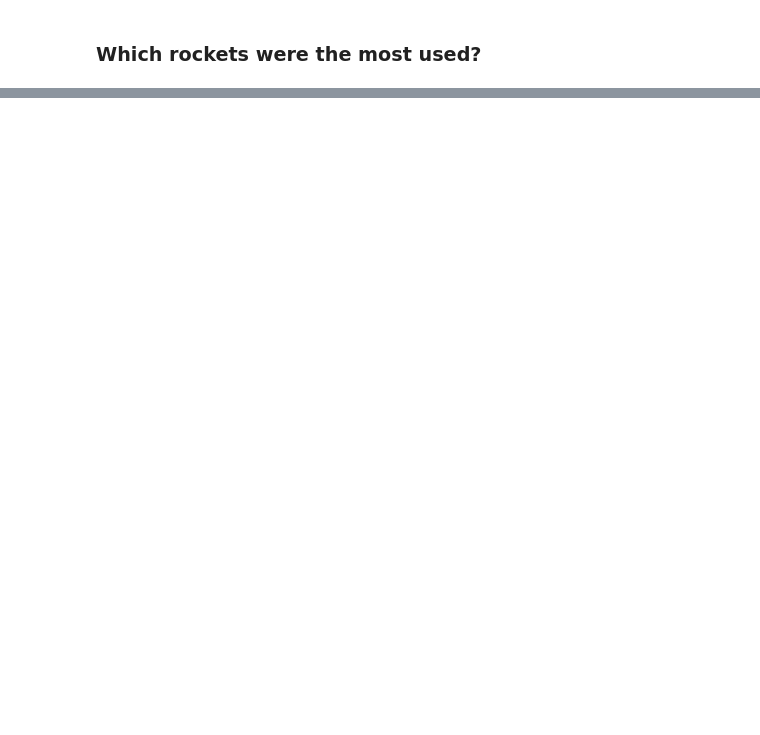
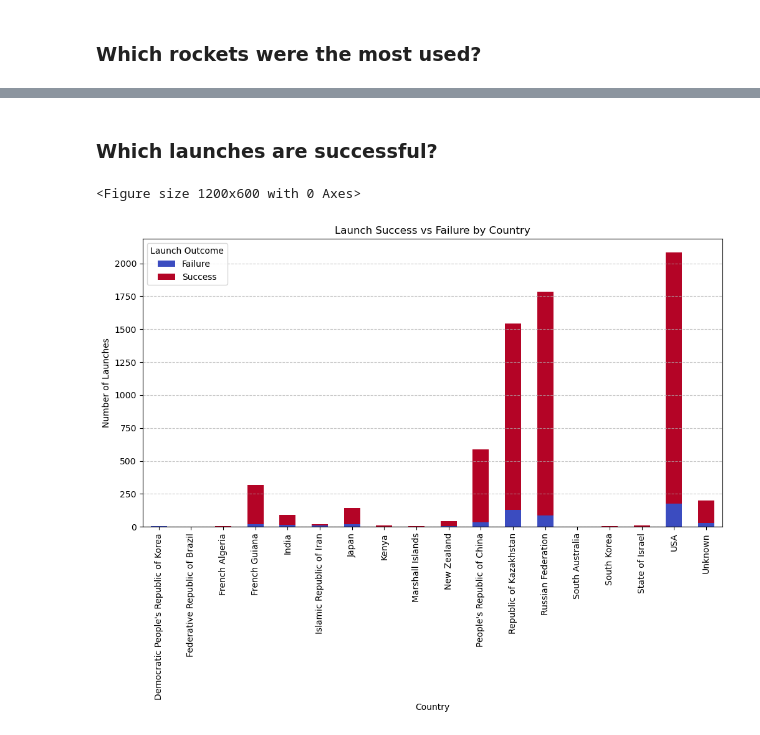
Before and after one commit to com-480-data-visualization/Fam, a Jupyter notebook: Exploration.ipynb, the cells around one changed output, grey strips where cells are left out. Cells and saved outputs as stored; diff of their text form; code cells hidden in the pictures; blank space fills up the shorter version.

```diff
--- a/Exploration.ipynb
+++ b/Exploration.ipynb
@@ -114,0 +103,24 @@ plt.show()
+# %% [markdown]
+### Which launches are successful?
+# %%
+df_past = df_past.copy()
+
+df_past['Launch Outcome'] = df_past['Status'].apply(lambda x: 'Success' if 'Successful' in x else 'Failure')
+
+country_success = df_past.groupby(['Country', 'Launch Outcome']).size().unstack(fill_value=0)
+
+plt.figure(figsize=(12, 6))
+
+country_success.plot(kind='bar', stacked=True, figsize=(12, 6), colormap='coolwarm')
+
+plt.xlabel("Country")
+plt.ylabel("Number of Launches")
+plt.title("Launch Success vs Failure by Country")
+plt.xticks(rotation=90)
+plt.legend(title="Launch Outcome")
+plt.grid(axis='y', linestyle='--', alpha=0.7)
+
+plt.show()
+# %% [output]
+<Figure size 1200x600 with 0 Axes>
+[figure, added]
```
Also changed, not shown: parts of 6 cells of this notebook, 3 other files.
